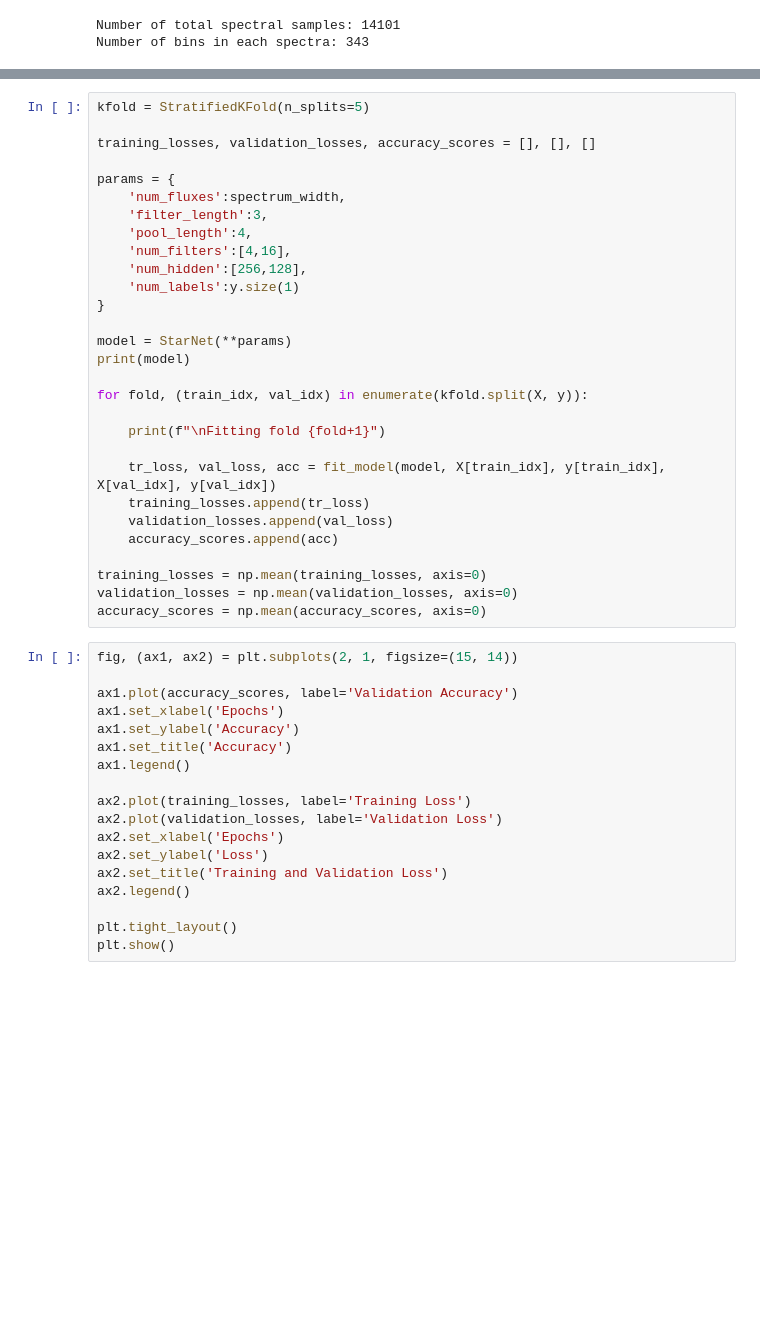
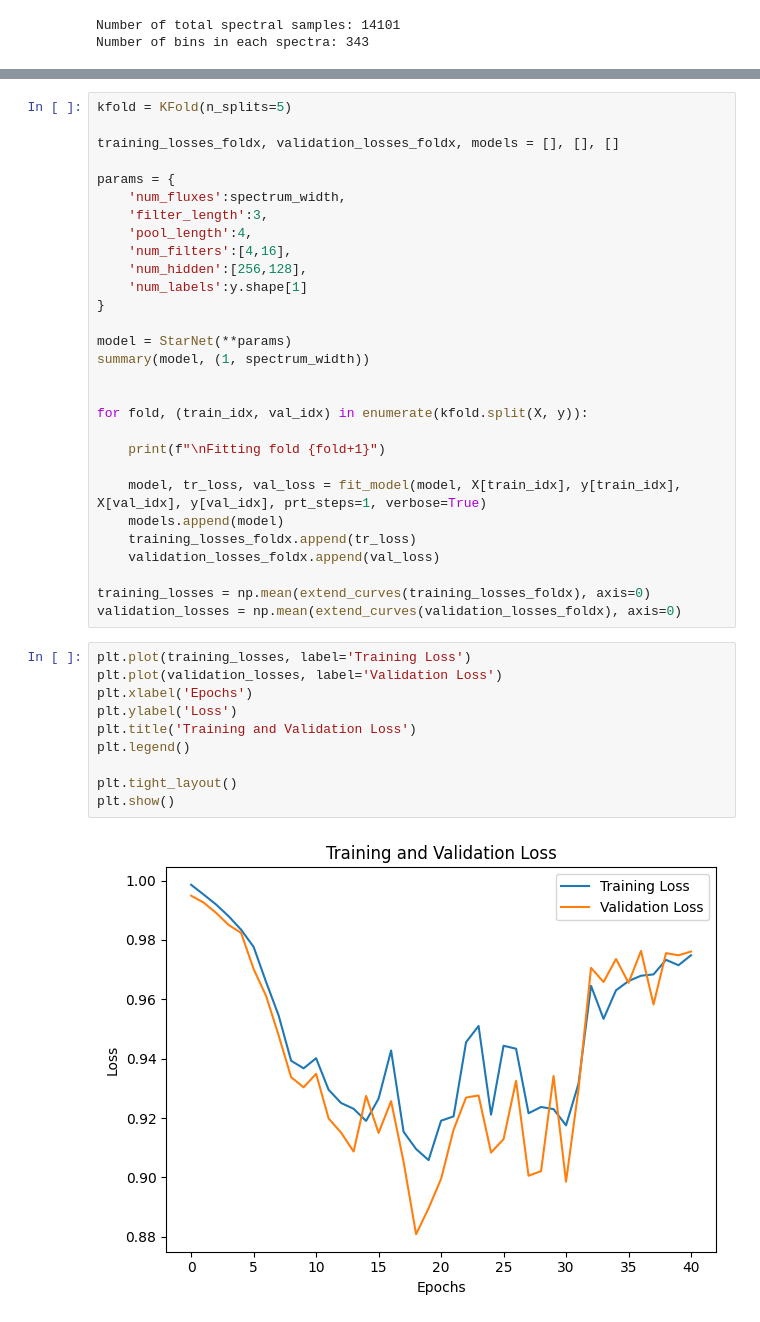
Before and after one commit to bananya-ml/research, a Jupyter notebook: notebooks/deep networks/regression/train_starnet.ipynb, the cells around one changed output, grey strips where cells are left out. Saved outputs shown, nothing was run; the diff lists cells and outputs as text; blank space fills up the shorter version.

```diff
--- a/notebooks/deep networks/regression/train_starnet.ipynb
+++ b/notebooks/deep networks/regression/train_starnet.ipynb
@@ -176,7 +202,7 @@ def fit_model(model, x_train, y_train, x_val, y_val, prt_steps = 1, verbose=True
 # %%
-kfold = StratifiedKFold(n_splits=5)
+kfold = KFold(n_splits=5)
 
-training_losses, validation_losses, accuracy_scores = [], [], []
+training_losses_foldx, validation_losses_foldx, models = [], [], []
 
 params = {
     'num_fluxes':spectrum_width,
@@ -184,39 +210,33 @@ params = {
     'pool_length':4,
     'num_filters':[4,16],
     'num_hidden':[256,128],
-    'num_labels':y.size(1)
+    'num_labels':y.shape[1]
 }
 
 model = StarNet(**params)
-print(model)
+summary(model, (1, spectrum_width))
+
 
 for fold, (train_idx, val_idx) in enumerate(kfold.split(X, y)):
 
     print(f"\nFitting fold {fold+1}")
 
-    tr_loss, val_loss, acc = fit_model(model, X[train_idx], y[train_idx], X[val_idx], y[val_idx])
-    training_losses.append(tr_loss)
-    validation_losses.append(val_loss)
-    accuracy_scores.append(acc)
+    model, tr_loss, val_loss = fit_model(model, X[train_idx], y[train_idx], X[val_idx], y[val_idx], prt_steps=1, verbose=True)
+    models.append(model)
+    training_losses_foldx.append(tr_loss)
+    validation_losses_foldx.append(val_loss)
 
-training_losses = np.mean(training_losses, axis=0)
-validation_losses = np.mean(validation_losses, axis=0)
-accuracy_scores = np.mean(accuracy_scores, axis=0)
+training_losses = np.mean(extend_curves(training_losses_foldx), axis=0)
+validation_losses = np.mean(extend_curves(validation_losses_foldx), axis=0)
 # %%
-fig, (ax1, ax2) = plt.subplots(2, 1, figsize=(15, 14))
-
-ax1.plot(accuracy_scores, label='Validation Accuracy')
-ax1.set_xlabel('Epochs')
-ax1.set_ylabel('Accuracy')
-ax1.set_title('Accuracy')
-ax1.legend()
-
-ax2.plot(training_losses, label='Training Loss')
-ax2.plot(validation_losses, label='Validation Loss')
-ax2.set_xlabel('Epochs')
-ax2.set_ylabel('Loss')
-ax2.set_title('Training and Validation Loss')
-ax2.legend()
+plt.plot(training_losses, label='Training Loss')
+plt.plot(validation_losses, label='Validation Loss')
+plt.xlabel('Epochs')
+plt.ylabel('Loss')
+plt.title('Training and Validation Loss')
+plt.legend()
 
 plt.tight_layout()
 plt.show()
+# %% [output]
+[figure, added]
```
Also changed, not shown: parts of 4 cells of this notebook, 15 other files.
